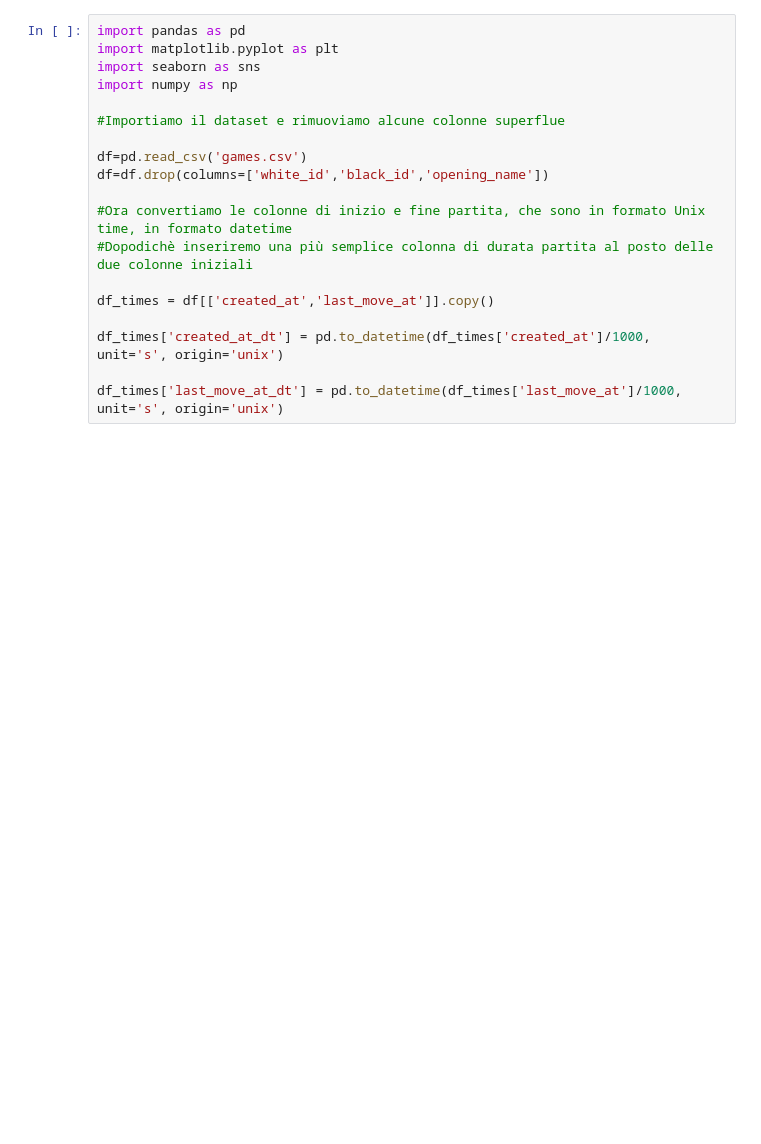
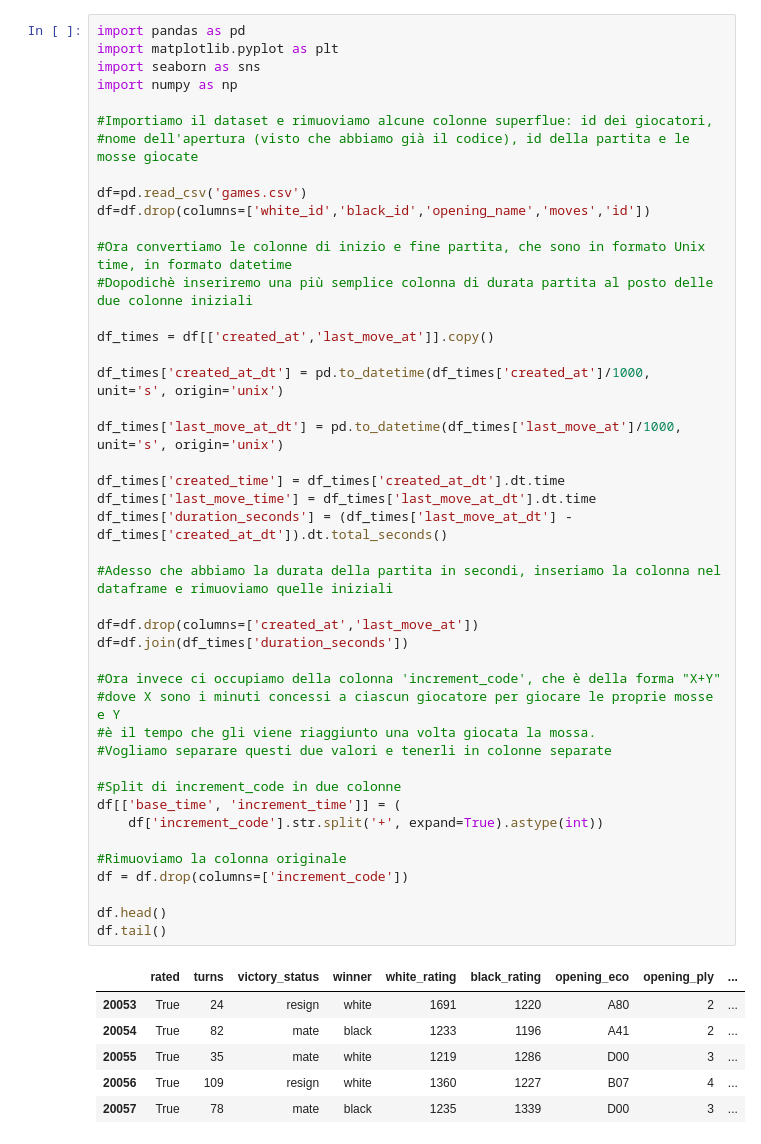
Before and after one commit to AndreaMorbello/Progetto-IA2, a Jupyter notebook: Notebook-IA2.ipynb, the cells around one changed output. Saved outputs shown, nothing was run; the diff lists cells and outputs as text; blank space fills up the shorter version.

```diff
--- a/Notebook-IA2.ipynb
+++ b/Notebook-IA2.ipynb
@@ -3,19 +3,51 @@
 # %%
 import pandas as pd
 import matplotlib.pyplot as plt
 import seaborn as sns
 import numpy as np
 
-#Importiamo il dataset e rimuoviamo alcune colonne superflue
+#Importiamo il dataset e rimuoviamo alcune colonne superflue: id dei giocatori,
+#nome dell'apertura (visto che abbiamo già il codice), id della partita e le mosse giocate
 
 df=pd.read_csv('games.csv')
-df=df.drop(columns=['white_id','black_id','opening_name'])
+df=df.drop(columns=['white_id','black_id','opening_name','moves','id'])
 
 #Ora convertiamo le colonne di inizio e fine partita, che sono in formato Unix time, in formato datetime
 #Dopodichè inseriremo una più semplice colonna di durata partita al posto delle due colonne iniziali
 
 df_times = df[['created_at','last_move_at']].copy()
 
 df_times['created_at_dt'] = pd.to_datetime(df_times['created_at']/1000, unit='s', origin='unix')
 
 df_times['last_move_at_dt'] = pd.to_datetime(df_times['last_move_at']/1000, unit='s', origin='unix')
+
+df_times['created_time'] = df_times['created_at_dt'].dt.time
+df_times['last_move_time'] = df_times['last_move_at_dt'].dt.time
+df_times['duration_seconds'] = (df_times['last_move_at_dt'] - df_times['created_at_dt']).dt.total_seconds()
+
+#Adesso che abbiamo la durata della partita in secondi, inseriamo la colonna nel dataframe e rimuoviamo quelle iniziali
+
+df=df.drop(columns=['created_at','last_move_at'])
+df=df.join(df_times['duration_seconds'])
+
+#Ora invece ci occupiamo della colonna 'increment_code', che è della forma "X+Y"
+#dove X sono i minuti concessi a ciascun giocatore per giocare le proprie mosse e Y
+#è il tempo che gli viene riaggiunto una volta giocata la mossa.
+#Vogliamo separare questi due valori e tenerli in colonne separate
+
+#Split di increment_code in due colonne
+df[['base_time', 'increment_time']] = (
+    df['increment_code'].str.split('+', expand=True).astype(int))
+
+#Rimuoviamo la colonna originale
+df = df.drop(columns=['increment_code'])
+
+df.head()
+df.tail()
+# %% [output]
+|  | rated | turns | victory_status | winner | white_rating | black_rating | opening_eco | opening_ply | ... |
+| 20053 | True | 24 | resign | white | 1691 | 1220 | A80 | 2 | ... |
+| 20054 | True | 82 | mate | black | 1233 | 1196 | A41 | 2 | ... |
+| 20055 | True | 35 | mate | white | 1219 | 1286 | D00 | 3 | ... |
+| 20056 | True | 109 | resign | white | 1360 | 1227 | B07 | 4 | ... |
+| 20057 | True | 78 | mate | black | 1235 | 1339 | D00 | 3 | ... |
```
Also changed, not shown: parts of 2 cells of this notebook.
